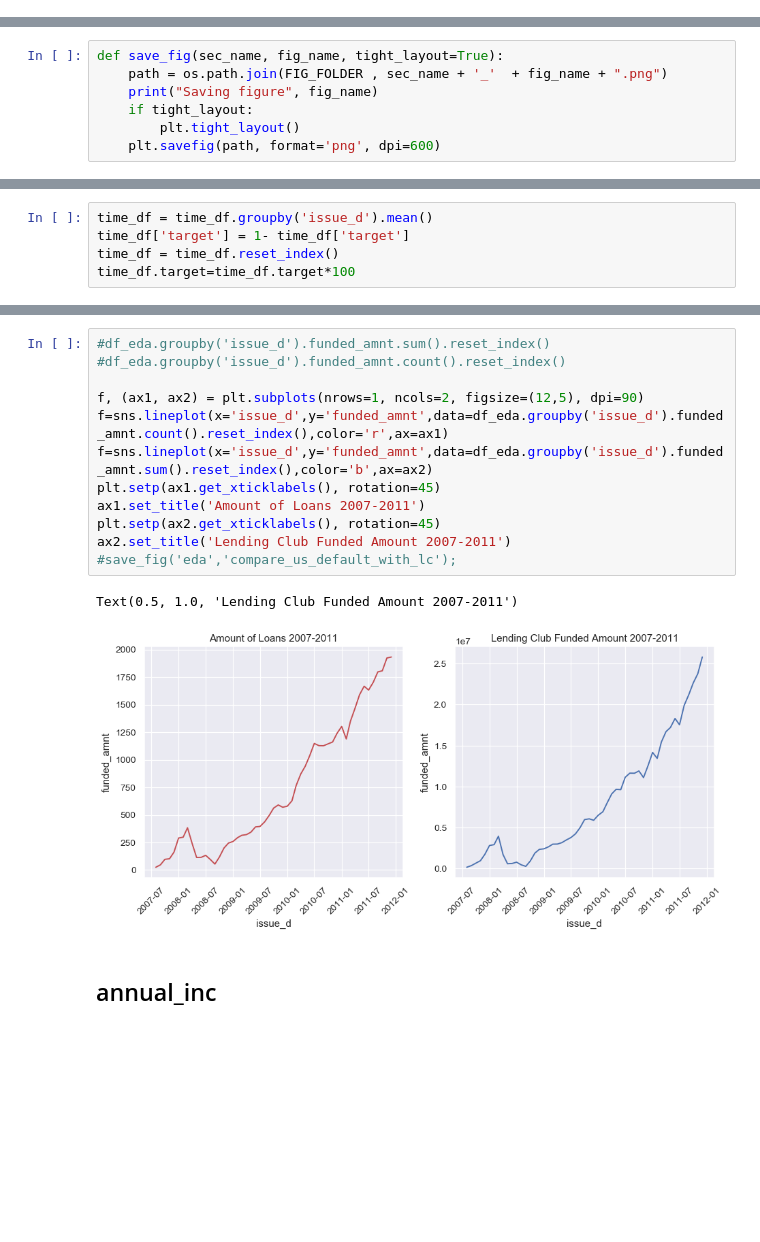
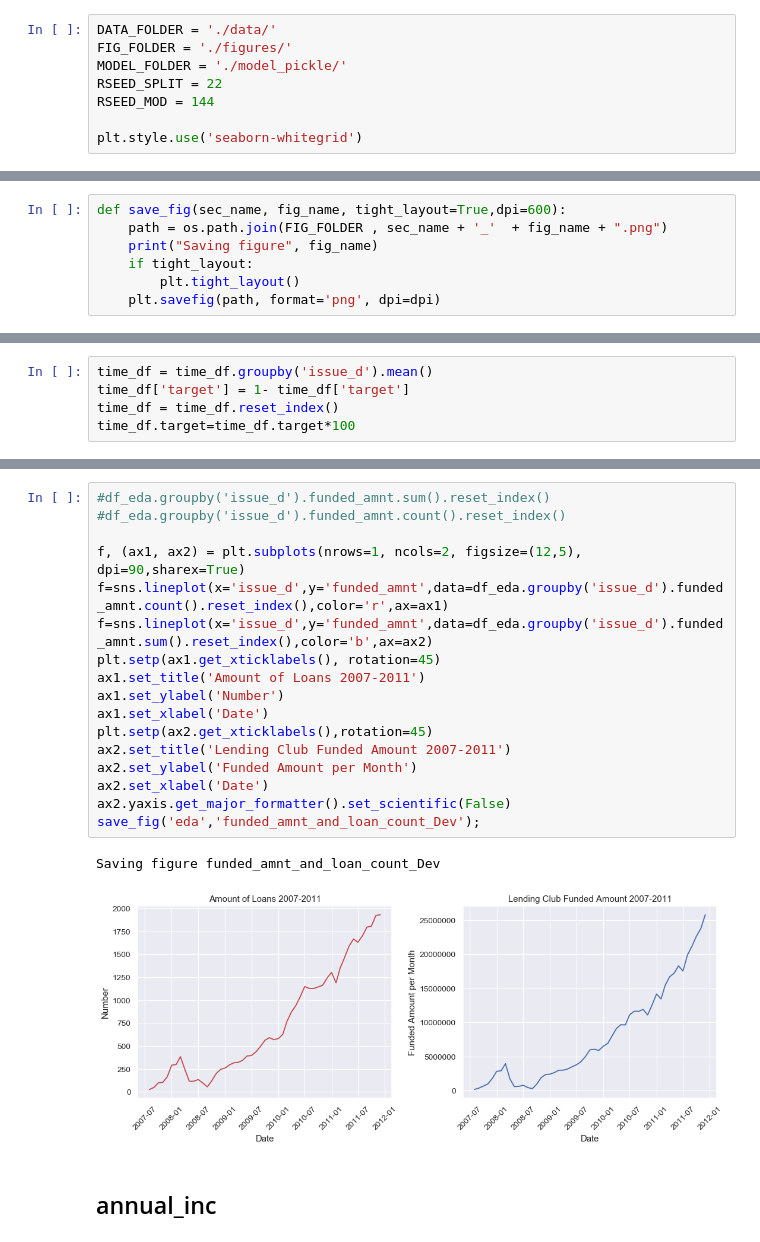
Before and after one commit to torben90/NF_Prj_LendingClub, a Jupyter notebook: LendingClub_Main.ipynb, the cells around one changed output, grey strips where cells are left out. Cells and saved outputs as stored; diff of their text form; blank space fills up the shorter version.

Commit message:
Updated Main and added Model Evaluation DF

```diff
--- a/LendingClub_Main.ipynb
+++ b/LendingClub_Main.ipynb
@@ -62,3 +71,11 @@ FIG_FOLDER = './figures/'
+# %%
+DATA_FOLDER = './data/'
+FIG_FOLDER = './figures/'
+MODEL_FOLDER = './model_pickle/'
+RSEED_SPLIT = 22
+RSEED_MOD = 144
+
+plt.style.use('seaborn-whitegrid')
 # %% [markdown]
 ## Utile Functions
 # %% [markdown]
@@ -110,12 +127,12 @@ def plot_var(df,col_name, full_name, continuous):
 # %% [markdown]
 ### Save figure
 # %%
-def save_fig(sec_name, fig_name, tight_layout=True):
+def save_fig(sec_name, fig_name, tight_layout=True,dpi=600):
     path = os.path.join(FIG_FOLDER , sec_name + '_'  + fig_name + ".png")
     print("Saving figure", fig_name)
     if tight_layout:
         plt.tight_layout()
-    plt.savefig(path, format='png', dpi=600)
+    plt.savefig(path, format='png', dpi=dpi)
 # %% [markdown]
 ### Sklean Pipeline Pandas support
 # %%
@@ -747,18 +786,23 @@ Saving figure compare_us_default_with_lc
 # %%
 #df_eda.groupby('issue_d').funded_amnt.sum().reset_index()
 #df_eda.groupby('issue_d').funded_amnt.count().reset_index()
 
-f, (ax1, ax2) = plt.subplots(nrows=1, ncols=2, figsize=(12,5), dpi=90)
+f, (ax1, ax2) = plt.subplots(nrows=1, ncols=2, figsize=(12,5), dpi=90,sharex=True)
 f=sns.lineplot(x='issue_d',y='funded_amnt',data=df_eda.groupby('issue_d').funded_amnt.count().reset_index(),color='r',ax=ax1)
 f=sns.lineplot(x='issue_d',y='funded_amnt',data=df_eda.groupby('issue_d').funded_amnt.sum().reset_index(),color='b',ax=ax2)
 plt.setp(ax1.get_xticklabels(), rotation=45)
 ax1.set_title('Amount of Loans 2007-2011')
-plt.setp(ax2.get_xticklabels(), rotation=45)
+ax1.set_ylabel('Number')
+ax1.set_xlabel('Date')
+plt.setp(ax2.get_xticklabels(),rotation=45)
 ax2.set_title('Lending Club Funded Amount 2007-2011')
-#save_fig('eda','compare_us_default_with_lc');
+ax2.set_ylabel('Funded Amount per Month')
+ax2.set_xlabel('Date')
+ax2.yaxis.get_major_formatter().set_scientific(False)
+save_fig('eda','funded_amnt_and_loan_count_Dev');
 # %% [output]
-Text(0.5, 1.0, 'Lending Club Funded Amount 2007-2011')
+Saving figure funded_amnt_and_loan_count_Dev
-[figure, old version]
+[figure, new version]
 # %% [markdown]
 ## annual_inc
 # %%
```
Also changed, not shown: parts of 86 cells of this notebook, 1 other file.
